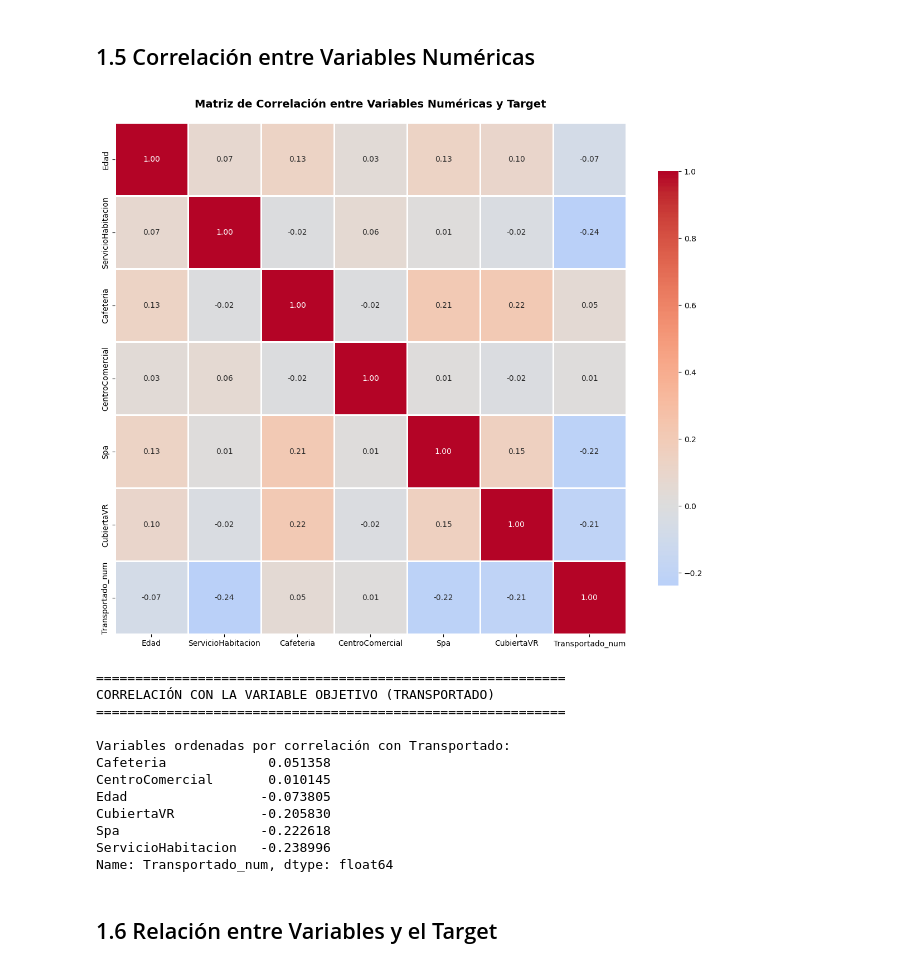
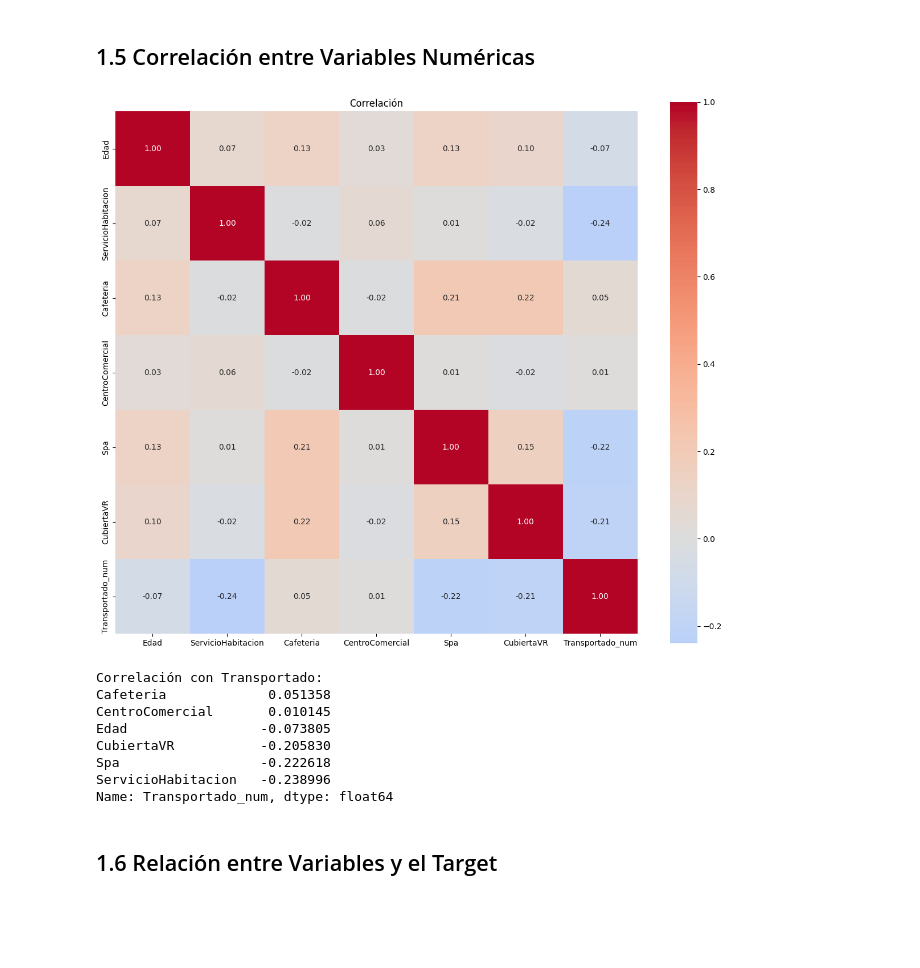
Before and after one commit to SantiagoTorresHernandez/modelo_de_clasificacion, a Jupyter notebook: odisea_cosmica.ipynb, the cells around one changed output. Saved outputs shown, nothing was run; the diff lists cells and outputs as text; code cells hidden in the pictures; blank space fills up the shorter version.

```diff
--- a/odisea_cosmica.ipynb
+++ b/odisea_cosmica.ipynb
@@ -249,14 +131,11 @@ Name: proportion, dtype: float64
 # %% [markdown]
 ## 1.3 Distribución de Variables Numéricas
 # %%
-# Identificar variables numéricas (excluyendo el ID)
+# Variables numéricas
 numeric_cols = df.select_dtypes(include=[np.number]).columns.tolist()
 if 'IdPasajero' in df.columns:
     numeric_cols = [col for col in numeric_cols if col != 'IdPasajero']
 
-print(f"Variables numéricas a analizar: {numeric_cols}\n")
-
-# Histogramas de variables numéricas
 n_cols = 3
 n_rows = (len(numeric_cols) + n_cols - 1) // n_cols
 
@@ -266,12 +145,10 @@ axes = axes.flatten() if len(numeric_cols) > 1 else [axes]
 for idx, col in enumerate(numeric_cols):
     if idx < len(axes):
         axes[idx].hist(df[col].dropna(), bins=30, color='skyblue', edgecolor='black', alpha=0.7)
-        axes[idx].set_title(f'Distribución de {col}', fontsize=12, fontweight='bold')
+        axes[idx].set_title(f'{col}')
         axes[idx].set_xlabel(col)
         axes[idx].set_ylabel('Frecuencia')
-        axes[idx].grid(axis='y', alpha=0.3)
 
-# Ocultar ejes vacíos
 for idx in range(len(numeric_cols), len(axes)):
     axes[idx].axis('off')
 
@@ -283,13 +159,10 @@ Variables numéricas a analizar: ['Edad', 'ServicioHabitacion', 'Cafeteria', 'Ce
 # %% [markdown]
 ## 1.4 Distribución de Variables Categóricas
 # %%
-# Identificar variables categóricas importantes (excluyendo ID, Iniciales, Cabina que es muy específica)
+# Variables categóricas
 categorical_cols = ['PlanetaOrigen', 'SuenoCriogenico', 'Destino', 'ServicioVIP']
 categorical_cols = [col for col in categorical_cols if col in df.columns]
 
-print(f"Variables categóricas a analizar: {categorical_cols}\n")
-
-# Gráficos de barras para variables categóricas
 n_cols = 2
 n_rows = (len(categorical_cols) + n_cols - 1) // n_cols
 
@@ -300,18 +173,12 @@ for idx, col in enumerate(categorical_cols):
     if idx < len(axes):
         value_counts = df[col].value_counts()
         axes[idx].bar(range(len(value_counts)), value_counts.values, color='lightcoral', edgecolor='black', alpha=0.7)
-        axes[idx].set_title(f'Distribución de {col}', fontsize=12, fontweight='bold')
+        axes[idx].set_title(f'{col}')
         axes[idx].set_xlabel(col)
         axes[idx].set_ylabel('Frecuencia')
         axes[idx].set_xticks(range(len(value_counts)))
         axes[idx].set_xticklabels(value_counts.index, rotation=45, ha='right')
-        axes[idx].grid(axis='y', alpha=0.3)
 
-        # Añadir valores en las barras
-        for i, v in enumerate(value_counts.values):
-            axes[idx].text(i, v + max(value_counts.values) * 0.01, str(v), ha='center', fontsize=9)
-
-# Ocultar ejes vacíos
 for idx in range(len(categorical_cols), len(axes)):
     axes[idx].axis('off')
 
@@ -323,40 +189,27 @@ Variables categóricas a analizar: ['PlanetaOrigen', 'SuenoCriogenico', 'Destino
 # %% [markdown]
 ## 1.5 Correlación entre Variables Numéricas
 # %%
-# Matriz de correlación
-# Convertir variable objetivo a numérica para la correlación
+# Correlación
 df_corr = df.copy()
 df_corr['Transportado_num'] = df_corr['Transportado'].map({True: 1, False: 0})
 
-# Seleccionar solo variables numéricas para correlación
 numeric_cols_corr = df_corr.select_dtypes(include=[np.number]).columns.tolist()
-# Excluir ID si existe
 numeric_cols_corr = [col for col in numeric_cols_corr if 'Id' not in col]
 
 correlation_matrix = df_corr[numeric_cols_corr].corr()
 
-# Mapa de calor
 plt.figure(figsize=(12, 10))
-sns.heatmap(correlation_matrix, annot=True, cmap='coolwarm', center=0,
-            fmt='.2f', square=True, linewidths=1, cbar_kws={"shrink": 0.8})
-plt.title('Matriz de Correlación entre Variables Numéricas y Target', fontsize=14, fontweight='bold', pad=20)
+sns.heatmap(correlation_matrix, annot=True, cmap='coolwarm', center=0, fmt='.2f', square=True)
+plt.title('Correlación')
 plt.tight_layout()
 plt.show()
 
-# Correlaciones con la variable objetivo
-print("=" * 60)
-print("CORRELACIÓN CON LA VARIABLE OBJETIVO (TRANSPORTADO)")
-print("=" * 60)
 target_corr = correlation_matrix['Transportado_num'].drop('Transportado_num').sort_values(ascending=False)
-print("\nVariables ordenadas por correlación con Transportado:")
+print("Correlación con Transportado:")
 print(target_corr)
 # %% [output]
-[figure, old version]
+[figure, new version]
-============================================================
-CORRELACIÓN CON LA VARIABLE OBJETIVO (TRANSPORTADO)
-============================================================
-
-Variables ordenadas por correlación con Transportado:
+Correlación con Transportado:
 Cafeteria             0.051358
 CentroComercial       0.010145
 Edad                 -0.073805
```
Also changed, not shown: parts of 50 cells of this notebook, 2 other files.
